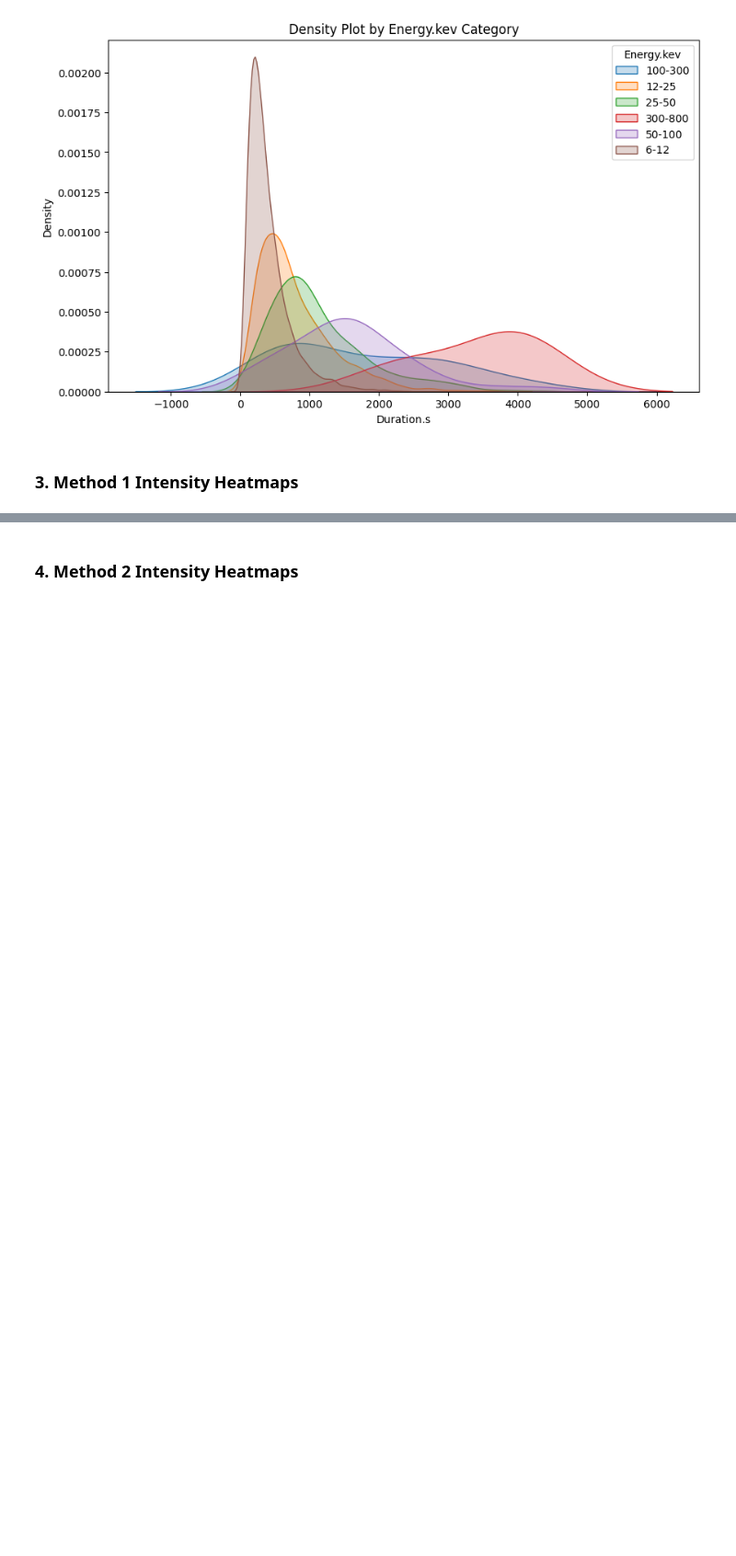
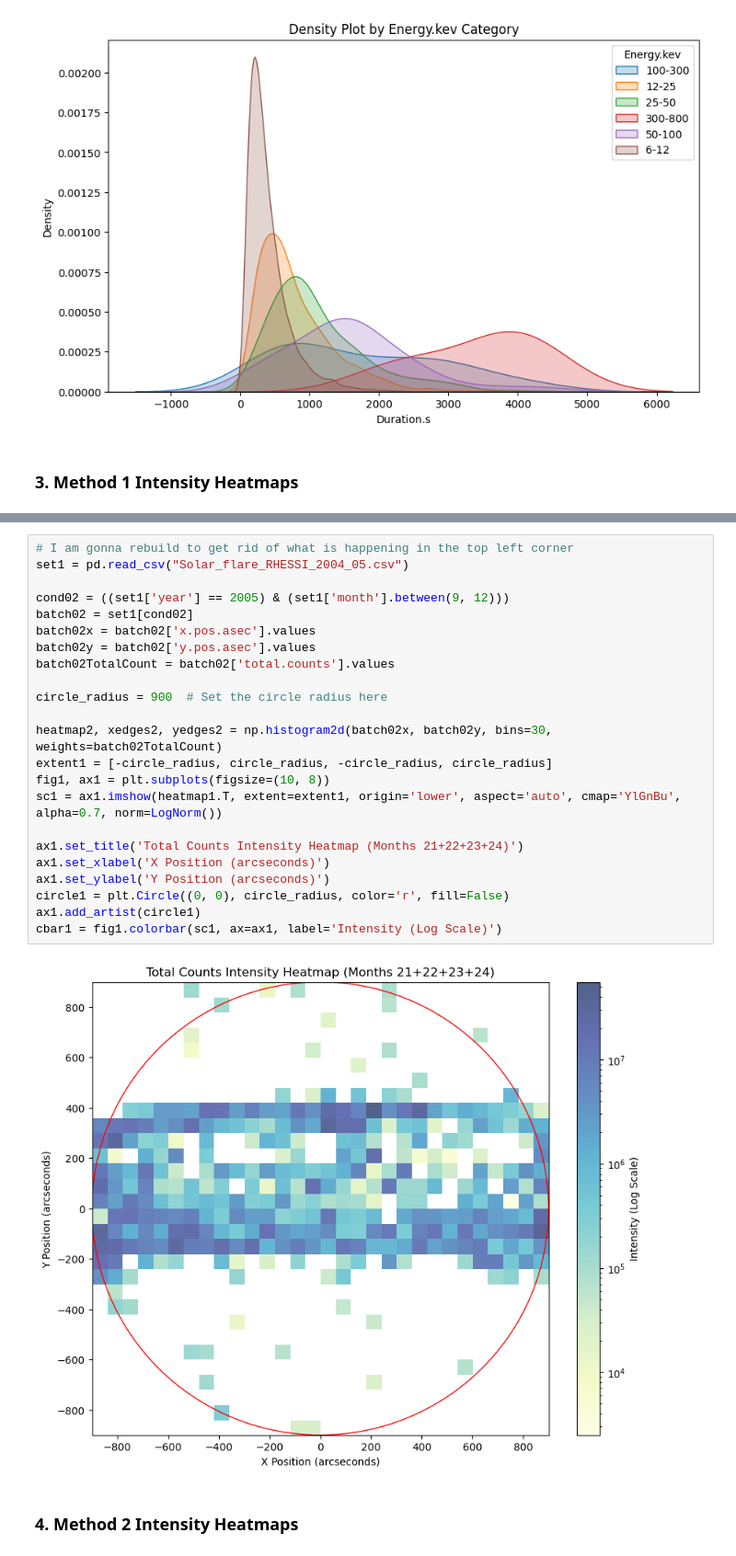
Before and after one commit to stphl/COSC3337-SolarFlaresProject, a Jupyter notebook: #2_Group_Group_Project.ipynb, the cells around one changed output, grey strips where cells are left out. Shown at 92% size. Drawn from its saved outputs; the diff is of its cells as text; blank space fills up the shorter version.

Commit message:
Update #2_Group_Group_Project.ipynb
I added in a section in task 2 to try and fix the upper left hand corner of the total count heat map for months 21-24

```diff
--- a/#2_Group_Group_Project.ipynb
+++ b/#2_Group_Group_Project.ipynb
@@ -142,3 +142,28 @@ plt.show()
+# %%
+# I am gonna rebuild to get rid of what is happening in the top left corner
+set1 = pd.read_csv("Solar_flare_RHESSI_2004_05.csv")
+
+cond02 = ((set1['year'] == 2005) & (set1['month'].between(9, 12)))
+batch02 = set1[cond02]
+batch02x = batch02['x.pos.asec'].values
+batch02y = batch02['y.pos.asec'].values
+batch02TotalCount = batch02['total.counts'].values
+
+circle_radius = 900  # Set the circle radius here
+
+heatmap2, xedges2, yedges2 = np.histogram2d(batch02x, batch02y, bins=30, weights=batch02TotalCount)
+extent1 = [-circle_radius, circle_radius, -circle_radius, circle_radius]
+fig1, ax1 = plt.subplots(figsize=(10, 8))
+sc1 = ax1.imshow(heatmap1.T, extent=extent1, origin='lower', aspect='auto', cmap='YlGnBu', alpha=0.7, norm=LogNorm())
+
+ax1.set_title('Total Counts Intensity Heatmap (Months 21+22+23+24)')
+ax1.set_xlabel('X Position (arcseconds)')
+ax1.set_ylabel('Y Position (arcseconds)')
+circle1 = plt.Circle((0, 0), circle_radius, color='r', fill=False)
+ax1.add_artist(circle1)
+cbar1 = fig1.colorbar(sc1, ax=ax1, label='Intensity (Log Scale)')
+# %% [output]
+[figure, added]
 # %% [markdown]
 <h3><strong>4. Method 2 Intensity Heatmaps</strong></h3>
 # %%
```
Also changed, not shown: parts of 1 cell of this notebook.
